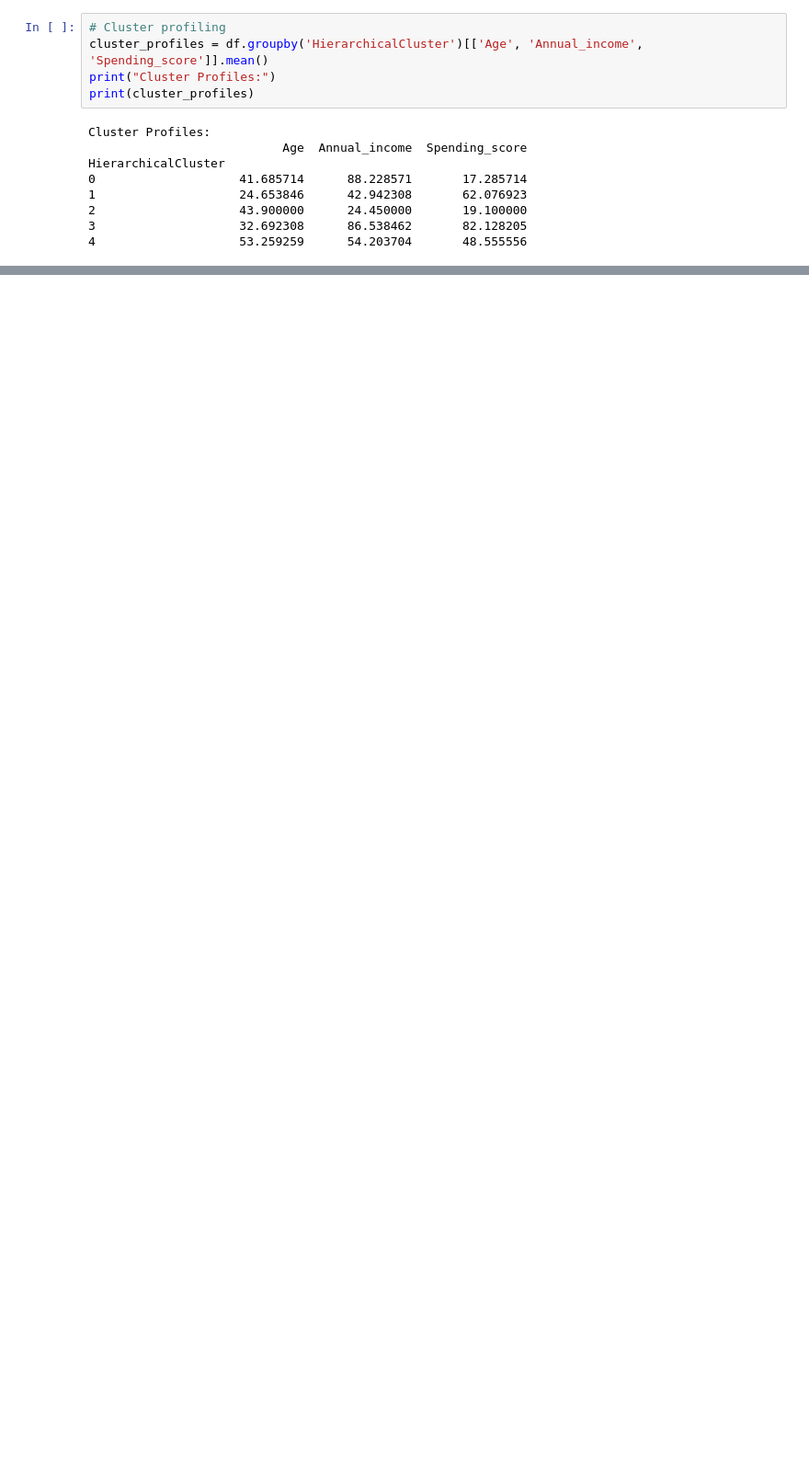
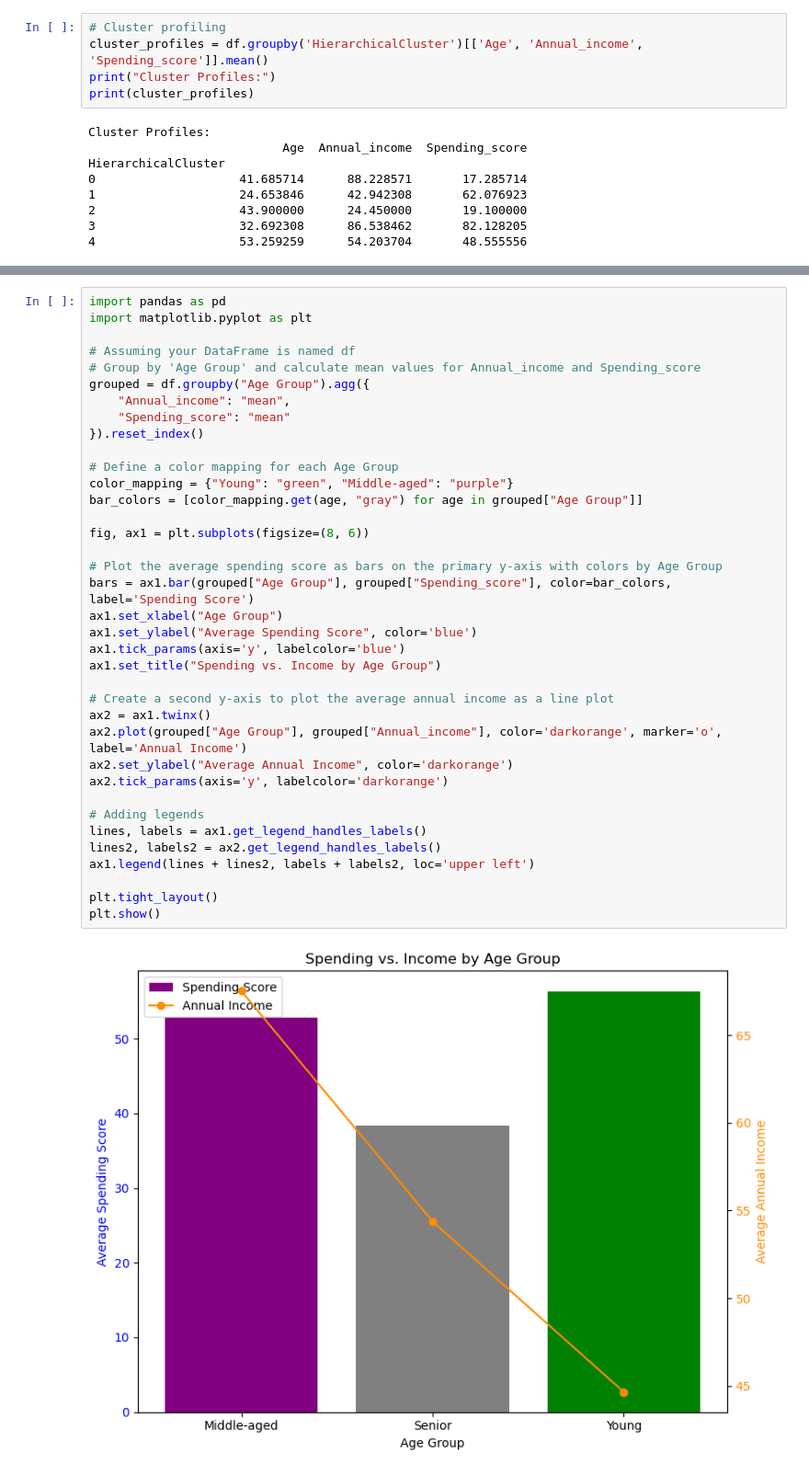
Before and after one commit to viswatejaadothi/Machine-Learning-Project, a Jupyter notebook: hierarchical_clustering.ipynb, the cells around one changed output, grey strips where cells are left out. Shown at 92% size. Drawn from its saved outputs; the diff is of its cells as text; blank space fills up the shorter version.

```diff
--- a/hierarchical_clustering.ipynb
+++ b/hierarchical_clustering.ipynb
@@ -241,0 +329,39 @@ Passing `palette` without assigning `hue` is deprecated and will be removed in v
+# %%
+import pandas as pd
+import matplotlib.pyplot as plt
+
+# Assuming your DataFrame is named df
+# Group by 'Age Group' and calculate mean values for Annual_income and Spending_score
+grouped = df.groupby("Age Group").agg({
+    "Annual_income": "mean",
+    "Spending_score": "mean"
+}).reset_index()
+
+# Define a color mapping for each Age Group
+color_mapping = {"Young": "green", "Middle-aged": "purple"}
+bar_colors = [color_mapping.get(age, "gray") for age in grouped["Age Group"]]
+
+fig, ax1 = plt.subplots(figsize=(8, 6))
+
+# Plot the average spending score as bars on the primary y-axis with colors by Age Group
+bars = ax1.bar(grouped["Age Group"], grouped["Spending_score"], color=bar_colors, label='Spending Score')
+ax1.set_xlabel("Age Group")
+ax1.set_ylabel("Average Spending Score", color='blue')
+ax1.tick_params(axis='y', labelcolor='blue')
+ax1.set_title("Spending vs. Income by Age Group")
+
+# Create a second y-axis to plot the average annual income as a line plot
+ax2 = ax1.twinx()
+ax2.plot(grouped["Age Group"], grouped["Annual_income"], color='darkorange', marker='o', label='Annual Income')
+ax2.set_ylabel("Average Annual Income", color='darkorange')
+ax2.tick_params(axis='y', labelcolor='darkorange')
+
+# Adding legends
+lines, labels = ax1.get_legend_handles_labels()
+lines2, labels2 = ax2.get_legend_handles_labels()
+ax1.legend(lines + lines2, labels + labels2, loc='upper left')
+
+plt.tight_layout()
+plt.show()
+# %% [output]
+[figure, added]
```
Also changed, not shown: parts of 7 cells of this notebook.
